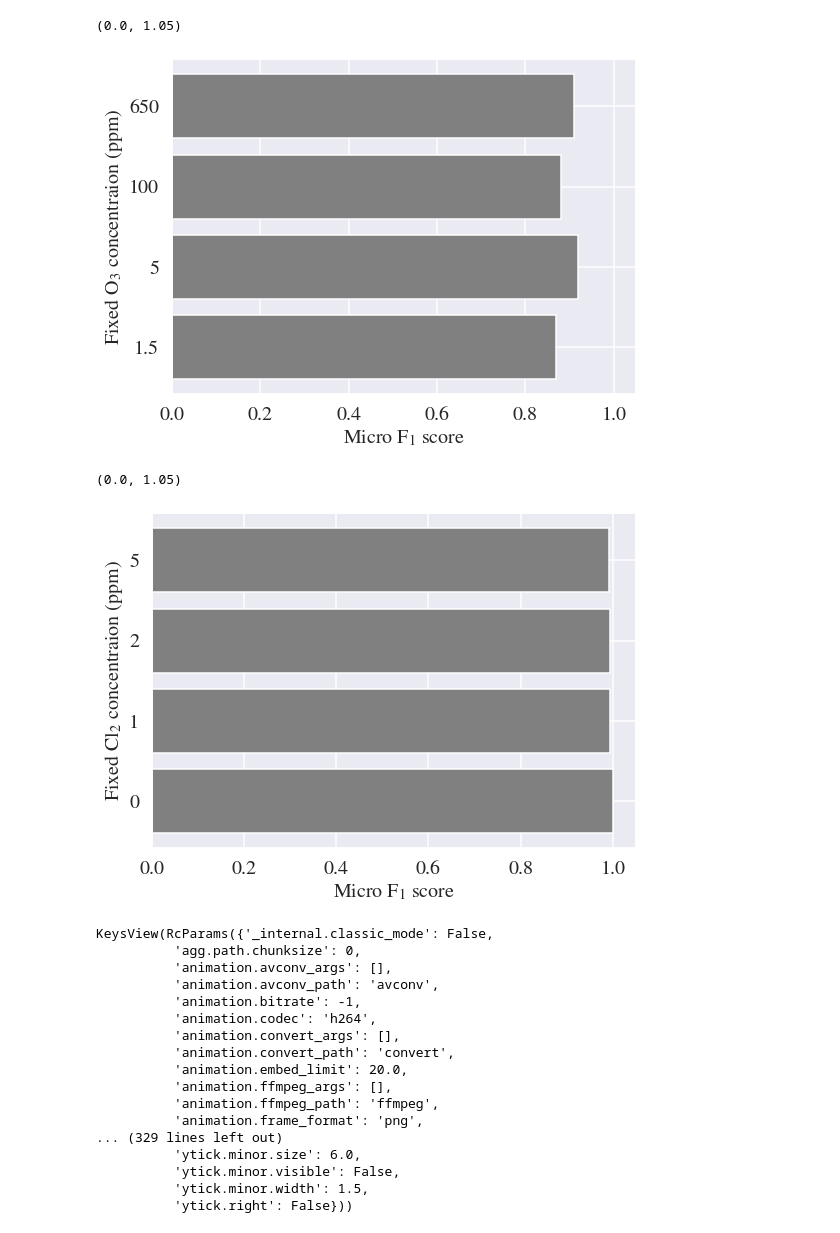
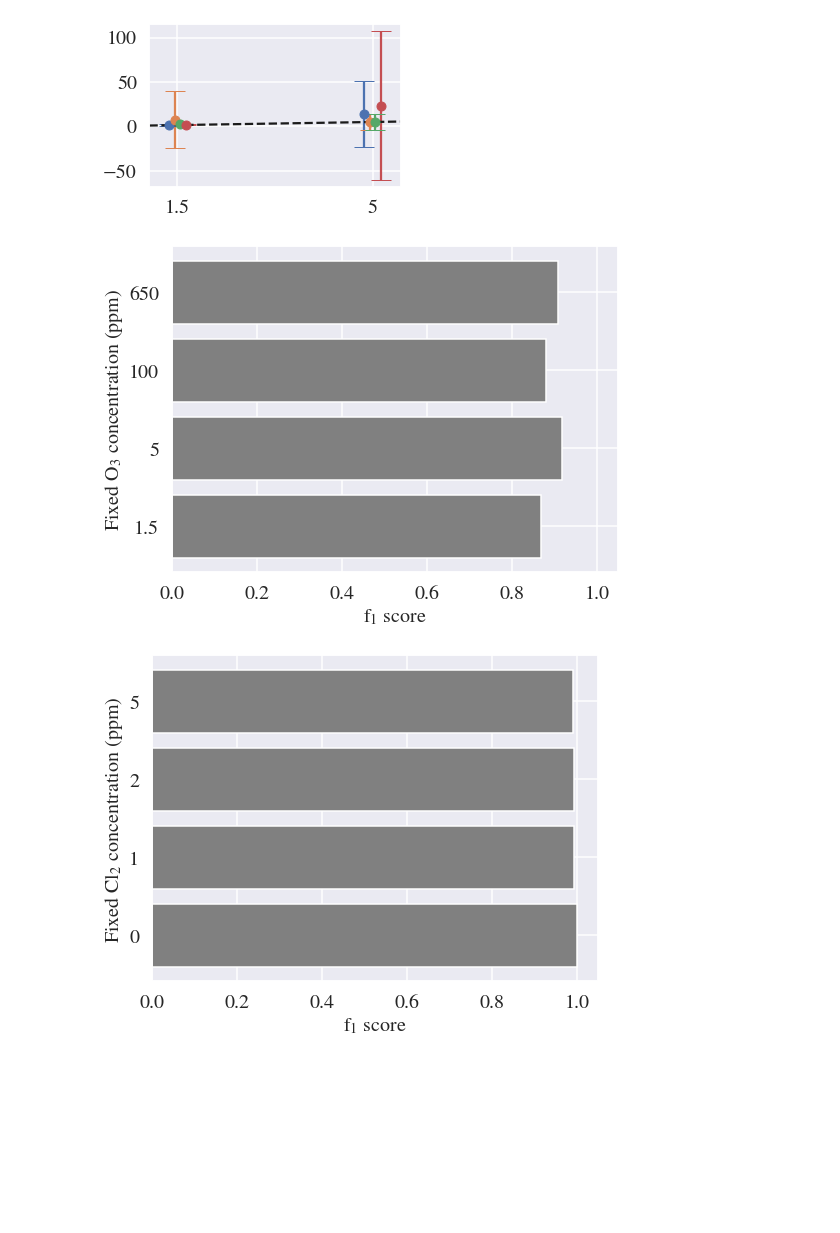
Before and after one commit to sjiang87/lc_o3cl2, a Jupyter notebook: plot.ipynb, the cells around one changed output. Drawn from its saved outputs; the diff is of its cells as text; code cells hidden in the pictures; blank space fills up the shorter version.

```diff
--- a/plot.ipynb
+++ b/plot.ipynb
@@ -155,0 +215,9 @@ plt.xticks(xticks, xticks)
+# %%
+from sklearn.metrics import r2_score, mean_squared_error
+for i in range(4):
+    y_true = np.concatenate(data[1][1][0][i][0]).ravel()
+    y_pred = np.concatenate(data[1][1][0][i][1]).ravel()
+    r2 = r2_score(y_pred=y_pred, y_true=y_true)
+    rmse = mean_squared_error(y_pred=y_pred, y_true=y_true) ** 0.5
+    print(f"Cl2 {labels[i]} R2 score is {r2:0.4f}.")
+    print(f"Cl2 {labels[i]} RMSE is {rmse:0.4f}.")
@@ -156,3 +233,32 @@ plt.xticks(xticks, xticks)
+# %%
+# 1 rgb 2 ozone 3 classification 4 concs 5 best_ytrue
+labels = ["0 ppm", "1 ppm", "2 ppm", "5 ppm"]
+xmove = [-0.15, -0.05, 0.05, 0.15]
+xticks = [1.5, 5]
+plt.figure(figsize=(4.5, 3))
+for i in range(4):
+    y_true = np.concatenate(data[1][1][0][i][0])
+    y_pred = np.concatenate(data[1][1][0][i][1])
+    y_true = np.array(y_true).ravel()
+    y_pred = np.array(y_pred).ravel()
+    y_unique = sorted(np.unique(y_true))
+    result = np.zeros(shape=(2, 3))
+    for j in range(2):
+        y = y_unique[j]
+        index = np.where(y_true == y)[0]
+        mean = np.mean(y_pred[index])
+        std = np.std(y_pred[index])
+        result[j, 0] = y
+        result[j, 1] = mean
+        result[j, 2] = std
+    plt.errorbar(x=result[:, 0]+xmove[i], y=result[:, 1], yerr=result[:, 2], capsize=10, fmt='o', label=labels[i])
+plt.plot(np.linspace(1.0, 5.5, 100), np.linspace(1.0, 5.5, 100), 'k--')
+plt.xlim([1.0, 5.5])
+plt.locator_params(axis='y', nbins=4)
+plt.xticks(xticks, xticks)
+plt.savefig(PLOT_DIR + "fix_chlorine_regression_linear_zoomin.png", dpi=300, transparent=False, bbox_inches="tight")
+# %% [output]
+[figure, added]
 # %%
 # 1 rgb 2 ozone 3 classification 4 concs 5 best_ytrue
 labels = [1.5, 5, 100, 650]
@@ -163,48 +269,30 @@ for i in range(4):
     f1 = f1_score(y_true=y_true, y_pred=y_pred, average="micro")
     plt.barh(i, f1, color="gray")
 plt.yticks(range(4), labels)
-plt.ylabel(r"Fixed O$_3$ concentraion (ppm)")
-plt.xlabel(r"Micro F$_1$ score")
+plt.ylabel(r"Fixed O$_3$ concentration (ppm)")
+plt.xlabel(r"f$_1$ score")
 plt.xlim([0, 1.05])
+plt.savefig(PLOT_DIR + "fix_ozone_classification.png", dpi=300)
 # %% [output]
-(0.0, 1.05)
-[figure, old version]
+[figure, new version]
 # %%
 # 1 rgb 2 ozone 3 classification 4 concs 5 best_ytrue
 labels = [0, 1, 2, 5]
 plt.figure()
 for i in range(4):
     y_true = np.concatenate(data[1][1][1][i][0])
     y_pred = np.concatenate(data[1][1][1][i][1])
     f1 = f1_score(y_true=y_true, y_pred=y_pred, average="micro")
     plt.barh(i, f1, color="gray")
 plt.yticks(range(4), labels)
-plt.ylabel(r"Fixed Cl$_2$ concentraion (ppm)")
-plt.xlabel(r"Micro F$_1$ score")
+plt.ylabel(r"Fixed Cl$_2$ concentration (ppm)")
+plt.xlabel(r"f$_1$ score")
 plt.xlim([0, 1.05])
+plt.savefig(PLOT_DIR + "fix_chlorine_classification.png", dpi=300)
 # %% [output]
-(0.0, 1.05)
-[figure, old version]
+[figure, new version]
 # %%
-matplotlib.rcParams.keys()
+# matplotlib.rcParams.keys()
-# %% [output]
-KeysView(RcParams({'_internal.classic_mode': False,
-          'agg.path.chunksize': 0,
-          'animation.avconv_args': [],
-          'animation.avconv_path': 'avconv',
-          'animation.bitrate': -1,
-          'animation.codec': 'h264',
-          'animation.convert_args': [],
-          'animation.convert_path': 'convert',
-          'animation.embed_limit': 20.0,
-          'animation.ffmpeg_args': [],
-          'animation.ffmpeg_path': 'ffmpeg',
-          'animation.frame_format': 'png',
-... (329 lines left out)
-          'ytick.minor.size': 6.0,
-          'ytick.minor.visible': False,
-          'ytick.minor.width': 1.5,
-          'ytick.right': False}))
 # %%
 data2ppm = pd.read_excel(DATA_DIR+"Normalized_light_intensity.xlsx", sheet_name=R"SI-1-2ppm Cl2 with different O3")
 # %%
```
Also changed, not shown: parts of 24 cells of this notebook.
